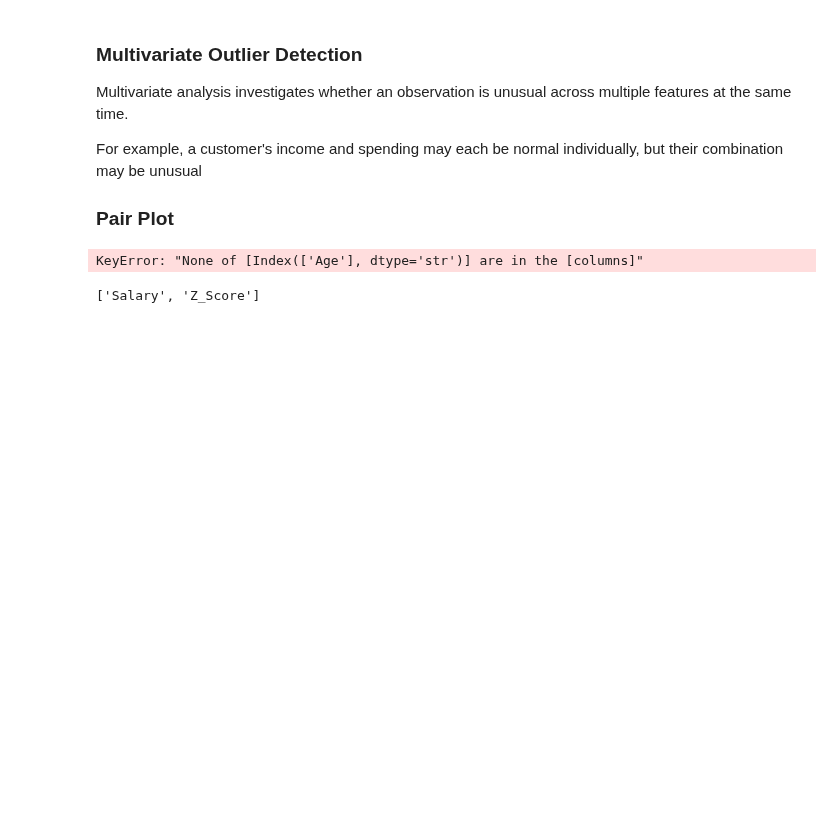
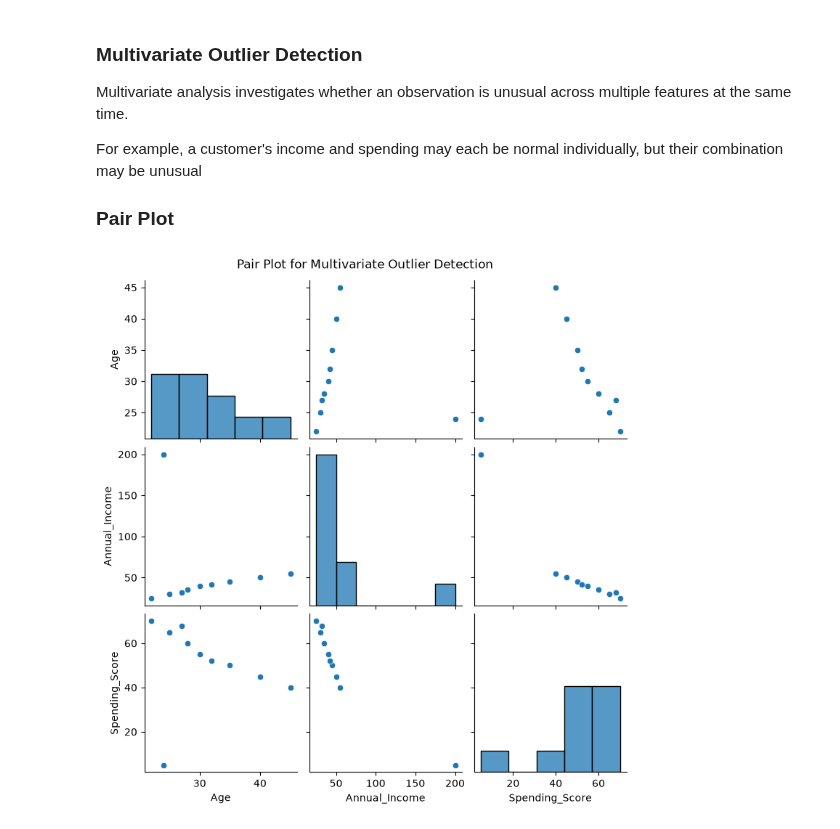
Before and after one commit to upendarreddyadla/-Sprint-4-Data-Inspection-Exploratory-Data-Analysis, a Jupyter notebook: 07_Outlier_Analysis.ipynb, the cells around one changed output. Saved outputs shown, nothing was run; the diff lists cells and outputs as text; code cells hidden in the pictures; blank space fills up the shorter version.

```diff
--- a/07_Outlier_Analysis.ipynb
+++ b/07_Outlier_Analysis.ipynb
@@ -241,16 +241,27 @@ Multivariate analysis investigates whether an observation is unusual across mult
 For example, a customer's income and spending may each be normal individually, but their combination may be unusual
 
 ### Pair Plot
-# %%
-sns.pairplot(
-    df[["Age"]],
-    diag_kind="hist"
-)
-
-plt.show()
-# %% [output]
-KeyError: "None of [Index(['Age'], dtype='str')] are in the [columns]"
-# %%
-print(list(df.columns))
-# %% [output]
-['Salary', 'Z_Score']
+# %%
+
+import pandas as pd
+import seaborn as sns
+import matplotlib.pyplot as pl
+df = pd.DataFrame({
+    "Age": [22, 25, 28, 30, 35, 40, 45, 27, 32, 24],
+    "Annual_Income": [25, 30, 35, 40, 45, 50, 55, 32, 42, 200],
+    "Spending_Score": [70, 65, 60, 55, 50, 45, 40, 68, 52, 5]
+})
+
+sns.pairplot(
+    df,
+    diag_kind="hist"
+)
+
+plt.suptitle(
+    "Pair Plot for Multivariate Outlier Detection",
+    y=1.02
+)
+
+plt.show()
+# %% [output]
+[figure, added]
```
Also changed, not shown: parts of 1 cell of this notebook.
